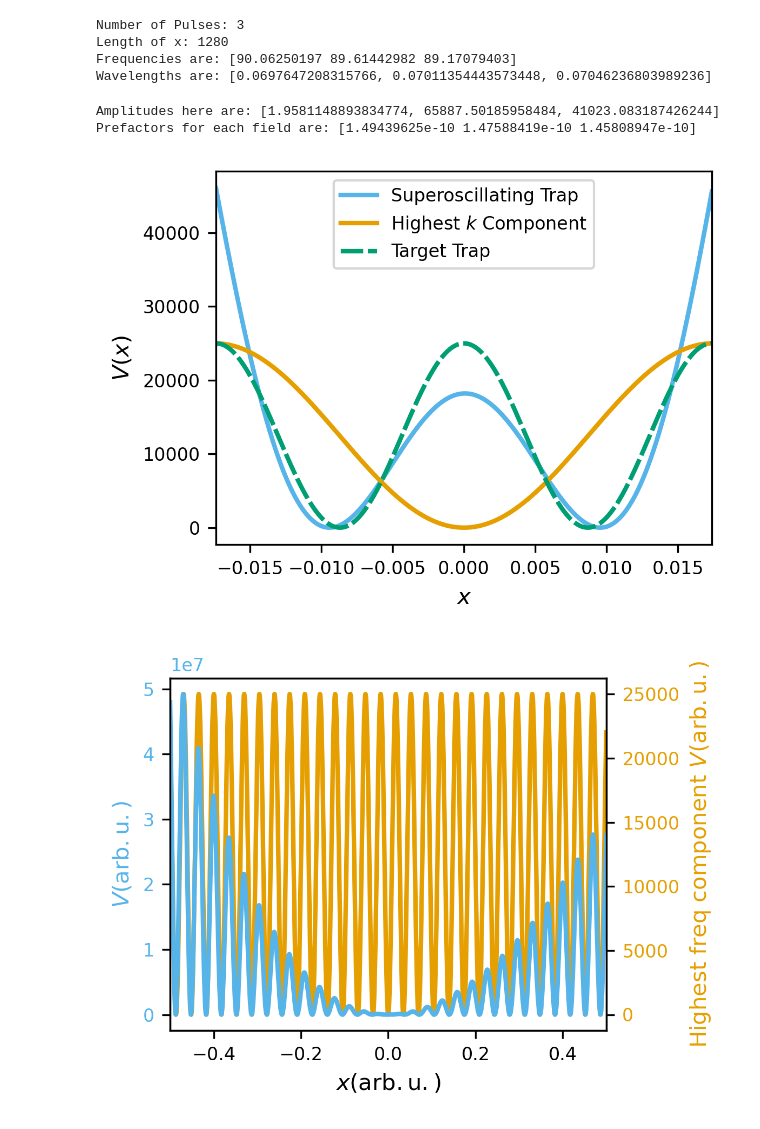
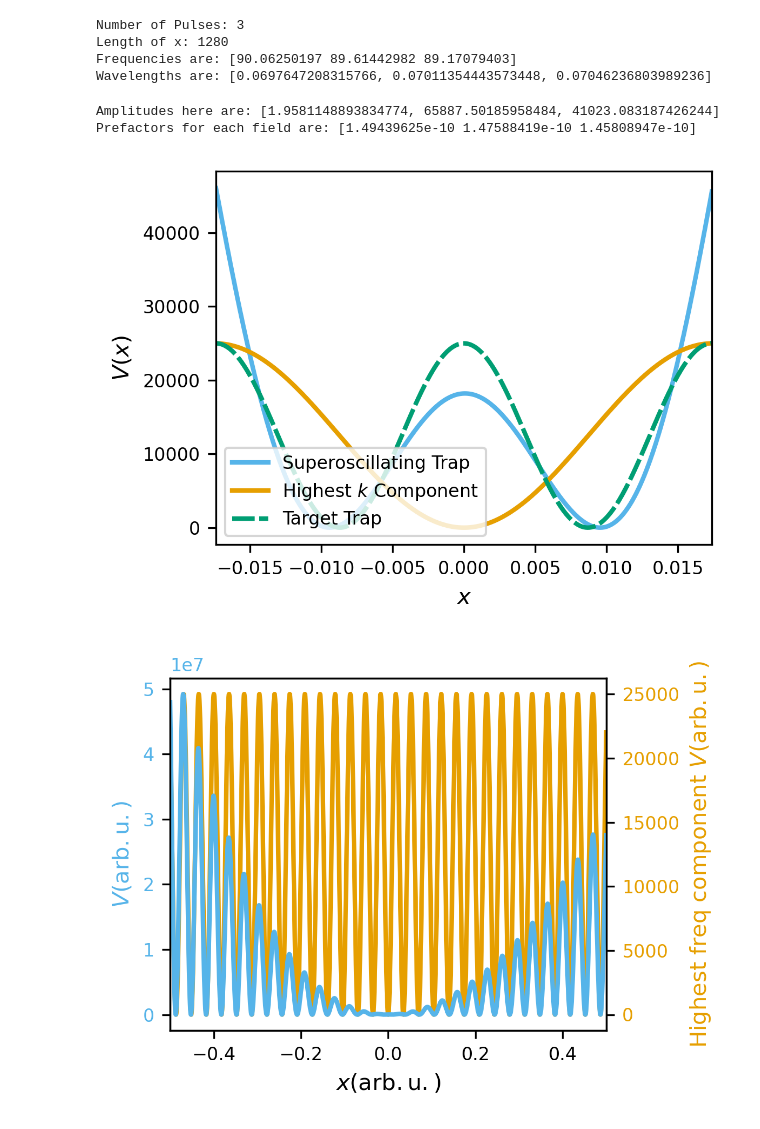
Before and after one commit to dustindberg/GPE, a Jupyter notebook: BEC_TrappingwSpatialSuperoscilations.ipynb, the cells around one changed output. Cells and saved outputs as stored; diff of their text form; code cells hidden in the pictures.

```diff
--- a/BEC_TrappingwSpatialSuperoscilations.ipynb
+++ b/BEC_TrappingwSpatialSuperoscilations.ipynb
@@ -355,32 +374,32 @@ if __name__ == '__main__':
 # %%
 ############################################################
 #
 # Get the best result for minimization of objective function
 #
 ############################################################
 
 result.sort(key=lambda _: _[0])
 opt_vals = result[0][1]
 best_fit = phi_func(opt_vals, x)
 print(f'Amplitudes here are: {[opt_vals[_] for _ in np.arange(1, len(opt_vals-1), 2)]}')
 print(f'Prefactors for each field are: {field_to_V_scaling(λ_array)}')
 
 plt.plot(x, best_fit ** 2 , label='Superoscillating Trap')
 plt.plot(x, np.abs(Phi(x, k_max, amplitude=ampl)) ** 2, label='Highest $k$ Component')
 plt.plot(x, target_barrier ** 2 , linestyle=(0, (5, 1)), label='Target Trap')
 plt.xlabel('$x$')
 plt.ylabel('$ V(x)$')
 plt.xlim(x[0], x[-1])
 #plt.ylim(0, 1.1*ampl**2)
-plt.legend(loc='upper center')
+plt.legend(loc='lower left')
 plt.tight_layout()
 plt.savefig(f'{file_path}/{file_name}_Results.pdf')
 #plt.savefig('./Plots/Presentation/Results.pdf')
 plt.show()
 # %% [output]
 Amplitudes here are: [1.9581148893834774, 65887.50185958484, 41023.083187426244]
 Prefactors for each field are: [1.49439625e-10 1.47588419e-10 1.45808947e-10]
-[figure, old version]
+[figure, new version]
 # %%
 ############################################################
 #
```
Also changed, not shown: parts of 11 cells of this notebook.
